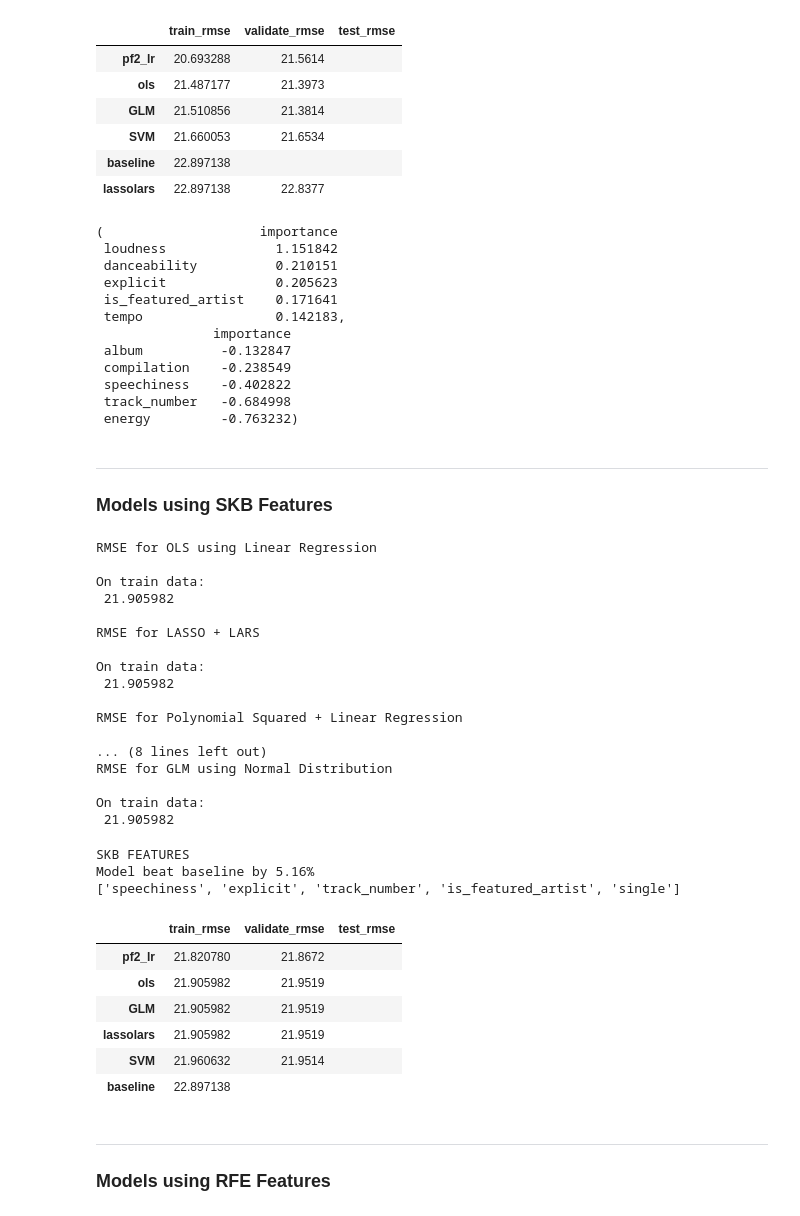
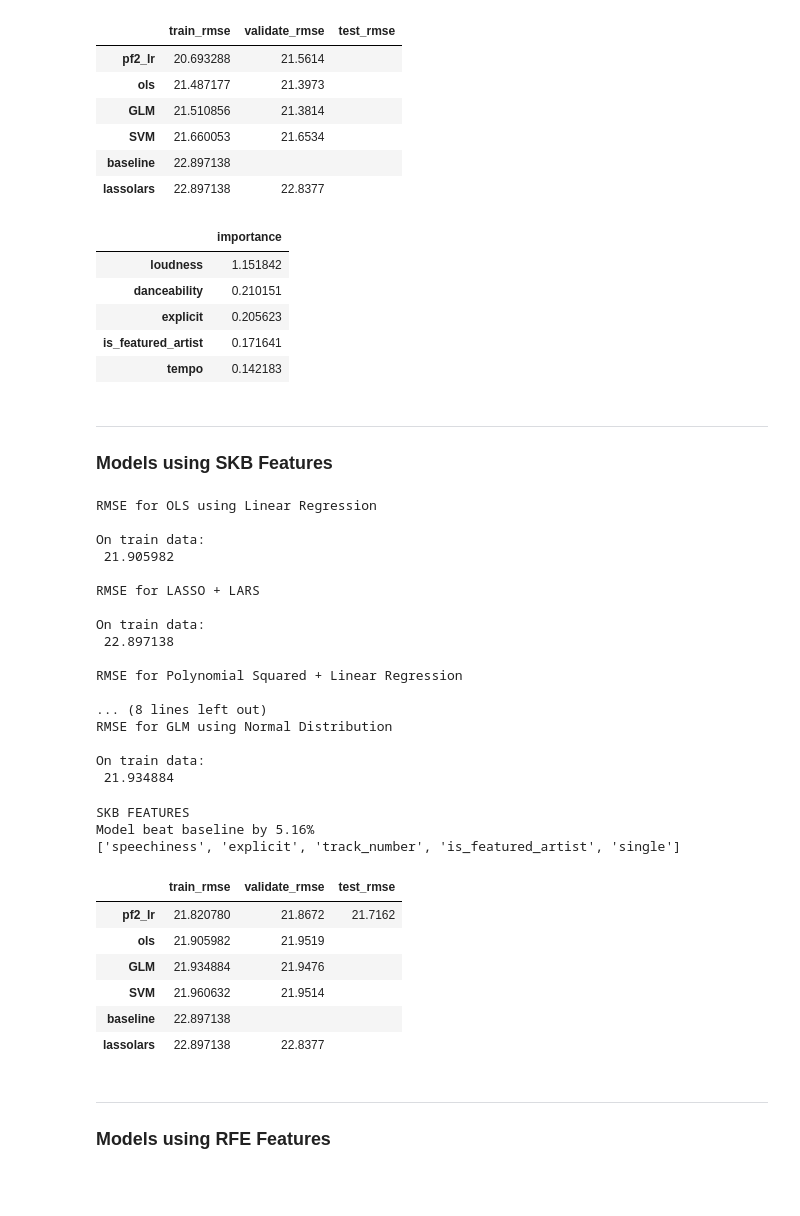
Before and after one commit to SpotiScryers/SpotiScry, a Jupyter notebook: brandon_modeling.ipynb, the cells around one changed output. Saved outputs shown, nothing was run; the diff lists cells and outputs as text; code cells hidden in the pictures; blank space fills up the shorter version.

```diff
--- a/brandon_modeling.ipynb
+++ b/brandon_modeling.ipynb
@@ -319,42 +319,35 @@ glm.fit(X_train_mm, y_train)
 feature_importances = pd.DataFrame(glm.coef_,
                                        index = X_train_mm.columns,
                                         columns=['importance']).sort_values('importance',ascending=False)
-feature_importances.head(5), feature_importances.tail(5)
+feature_importances.head(5)#, feature_importances.tail(5)
 # %% [output]
-(                    importance
- loudness              1.151842
- danceability          0.210151
- explicit              0.205623
- is_featured_artist    0.171641
- tempo                 0.142183,
-               importance
- album          -0.132847
- compilation    -0.238549
- speechiness    -0.402822
- track_number   -0.684998
- energy         -0.763232)
+|  | importance |
+| loudness | 1.151842 |
+| danceability | 0.210151 |
+| explicit | 0.205623 |
+| is_featured_artist | 0.171641 |
+| tempo | 0.142183 |
 # %% [markdown]
 ---
 ### Models using SKB Features
 # %%
-# OLS Model(defaults)
+# OLS Model
 lm_rmse, lm_rmse_v, lm_rmse_t = linear_regression_model(
     X_tr_skb, y_train, X_v_skb, y_validate, X_te_skb, y_test)
 # LASSO + LARS Model
 lars_rmse, lars_rmse_v, lars_rmse_t = lasso_lars(
     X_tr_skb, y_train, X_v_skb, y_validate, X_te_skb, y_test)
 # Polynomial Features (squared, deg=2) with Linear Regression
-lm_sq_rmse, lm_sq_rmse_v, lm_sq_rmse_t = polynomial_regression(
+lm_sq_rmse, lm_sq_rmse_v, lm_sq_rmse_t, lm_sq_pred_t = polynomial_regression(
     X_tr_skb, y_train, X_v_skb, y_validate, X_te_skb, y_test,
     'Squared', degree=2)
-# Support Vector Regression with RBF Kernel Scaled
+# Support Vector Regression with RBF Kernel
 svr_rmse, svr_rmse_v, svr_rmse_t = svr_model(
-    X_tr_skb, y_train, X_v_skb, y_validate, X_te_skb, y_test,
-    'RBF')
+    X_tr_skb, y_train, X_v_skb, y_validate, X_te_skb, y_test, 'RBF')
 # General Linearized Model with Normal Distribution
 glm_rmse, glm_rmse_v, glm_rmse_t, glm_pred_t = glm_model(
     X_tr_skb, y_train, X_v_skb, y_validate, X_te_skb, y_test,
-    'Normal', alpha=0, link='auto', power=0)
+    'Normal', alpha=0, power=1)
 # %% [output]
 RMSE for OLS using Linear Regression
 
@@ -364,7 +357,7 @@ On train data:
 RMSE for LASSO + LARS
 
 On train data:
- 21.905982
+ 22.897138
 
 RMSE for Polynomial Squared + Linear Regression
 
@@ -372,31 +365,31 @@ RMSE for Polynomial Squared + Linear Regression
 RMSE for GLM using Normal Distribution
 
 On train data:
- 21.905982
+ 21.934884
 # %%
 columns = ['train_rmse', 'validate_rmse', 'test_rmse']
 index = ['baseline', 'ols', 'lassolars', 'pf2_lr', 'SVM', 'GLM']
 data = [[bl_train_rmse, '', ''],
         [lm_rmse, lm_rmse_v, ''],
         [lars_rmse, lars_rmse_v, ''],
-        [lm_sq_rmse, lm_sq_rmse_v, ''],
+        [lm_sq_rmse, lm_sq_rmse_v, lm_sq_rmse_t],
         [svr_rmse, svr_rmse_v, ''],
         [glm_rmse, glm_rmse_v, '']]
 print('SKB FEATURES')
 print(f'Model beat baseline by {abs((lm_sq_rmse_t - bl_train_rmse)/bl_train_rmse)*100:.2f}%')
 print(skb_features)
 pd.DataFrame(columns=columns, data=data, index=index).sort_values(by='train_rmse')
 # %% [output]
 SKB FEATURES
 Model beat baseline by 5.16%
 ['speechiness', 'explicit', 'track_number', 'is_featured_artist', 'single']
 |  | train_rmse | validate_rmse | test_rmse |
-| pf2_lr | 21.820780 | 21.8672 |  |
+| pf2_lr | 21.820780 | 21.8672 | 21.7162 |
 | ols | 21.905982 | 21.9519 |  |
-| GLM | 21.905982 | 21.9519 |  |
-| lassolars | 21.905982 | 21.9519 |  |
+| GLM | 21.934884 | 21.9476 |  |
 | SVM | 21.960632 | 21.9514 |  |
 | baseline | 22.897138 |  |  |
+| lassolars | 22.897138 | 22.8377 |  |
 # %% [markdown]
 ---
 ### Models using RFE Features
```
Also changed, not shown: parts of 11 cells of this notebook, 1 other file.
